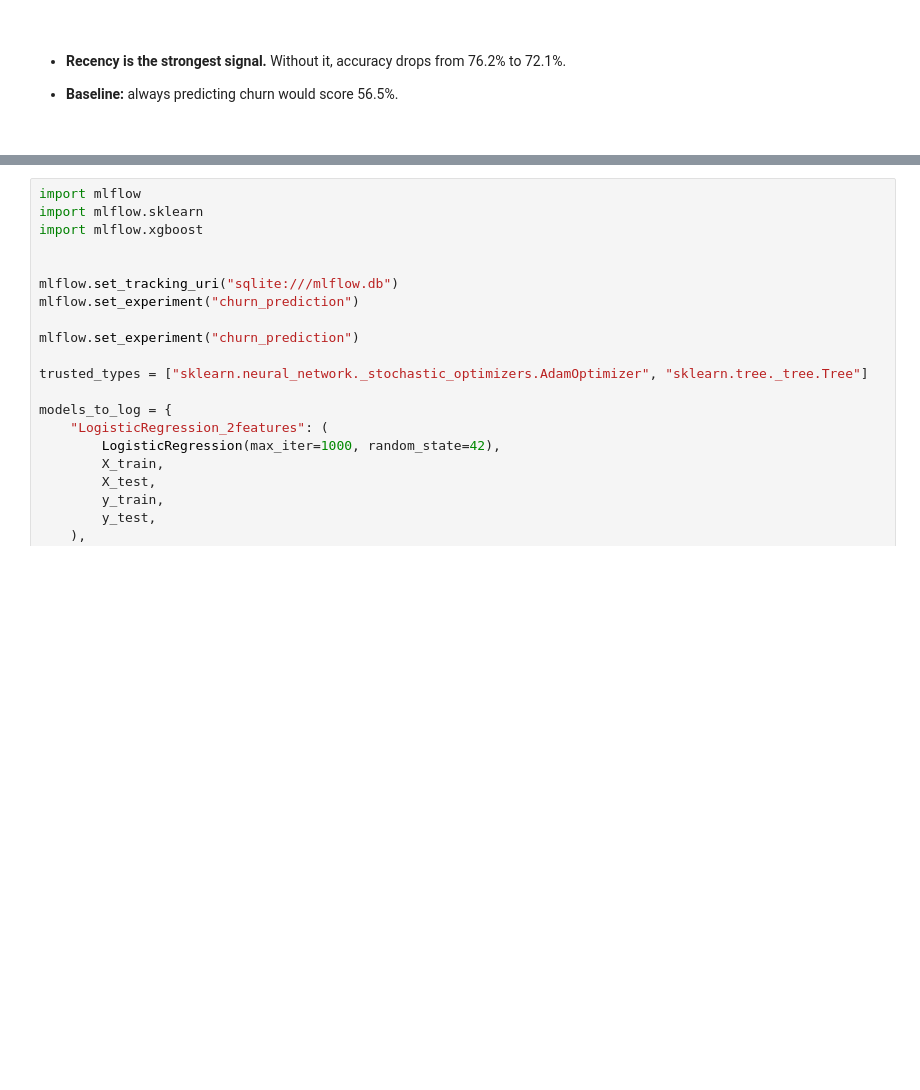
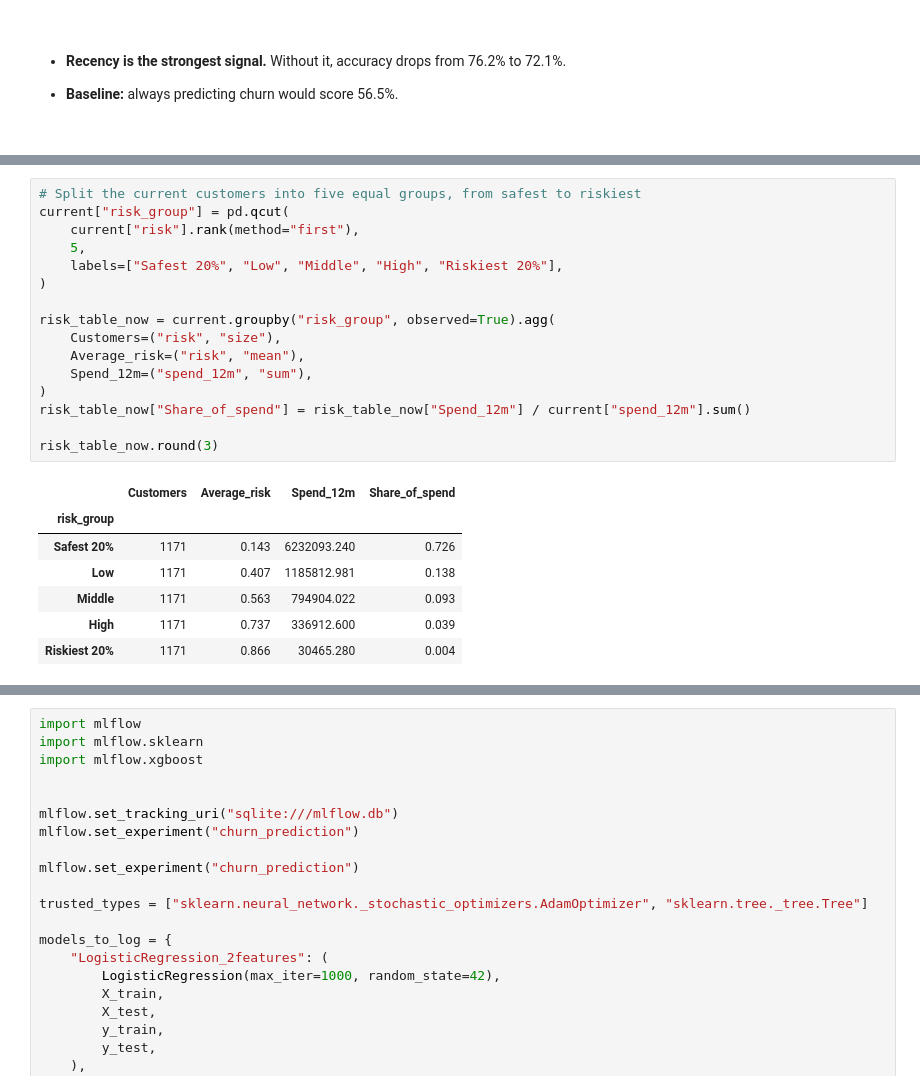
Before and after one commit to Rahulkulkarni2002/job-radar, a Jupyter notebook: tools/churn/churn.ipynb, the cells around one changed output, grey strips where cells are left out. Cells and saved outputs as stored; diff of their text form; blank space fills up the shorter version.

```diff
--- a/tools/churn/churn.ipynb
+++ b/tools/churn/churn.ipynb
@@ -1037,0 +697,24 @@ These predictions cannot be checked, because the data ends on 2011-12-09. Step 1
+# %%
+# Split the current customers into five equal groups, from safest to riskiest
+current["risk_group"] = pd.qcut(
+    current["risk"].rank(method="first"),
+    5,
+    labels=["Safest 20%", "Low", "Middle", "High", "Riskiest 20%"],
+)
+
+risk_table_now = current.groupby("risk_group", observed=True).agg(
+    Customers=("risk", "size"),
+    Average_risk=("risk", "mean"),
+    Spend_12m=("spend_12m", "sum"),
+)
+risk_table_now["Share_of_spend"] = risk_table_now["Spend_12m"] / current["spend_12m"].sum()
+
+risk_table_now.round(3)
+# %% [output]
+|  | Customers | Average_risk | Spend_12m | Share_of_spend |
+| risk_group |  |  |  |  |
+| Safest 20% | 1171 | 0.143 | 6232093.240 | 0.726 |
+| Low | 1171 | 0.407 | 1185812.981 | 0.138 |
+| Middle | 1171 | 0.563 | 794904.022 | 0.093 |
+| High | 1171 | 0.737 | 336912.600 | 0.039 |
+| Riskiest 20% | 1171 | 0.866 | 30465.280 | 0.004 |
```
Also changed, not shown: parts of 51 cells of this notebook, 1 other file.
